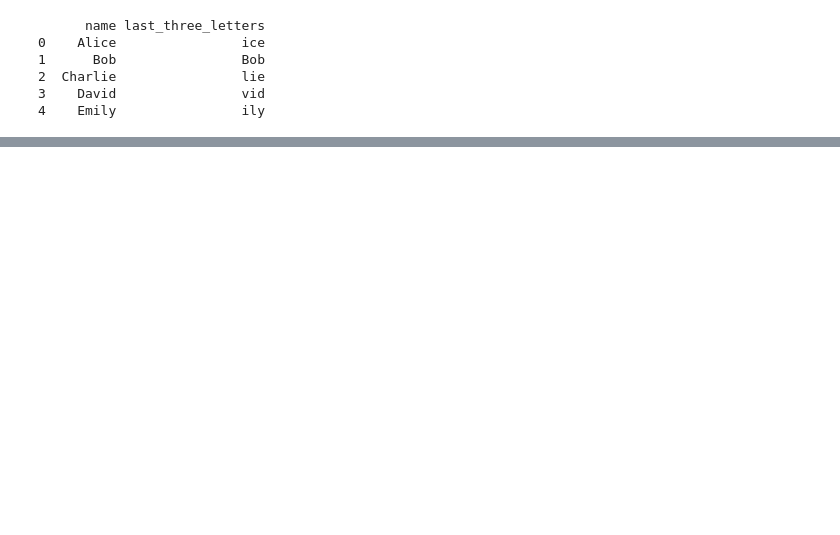
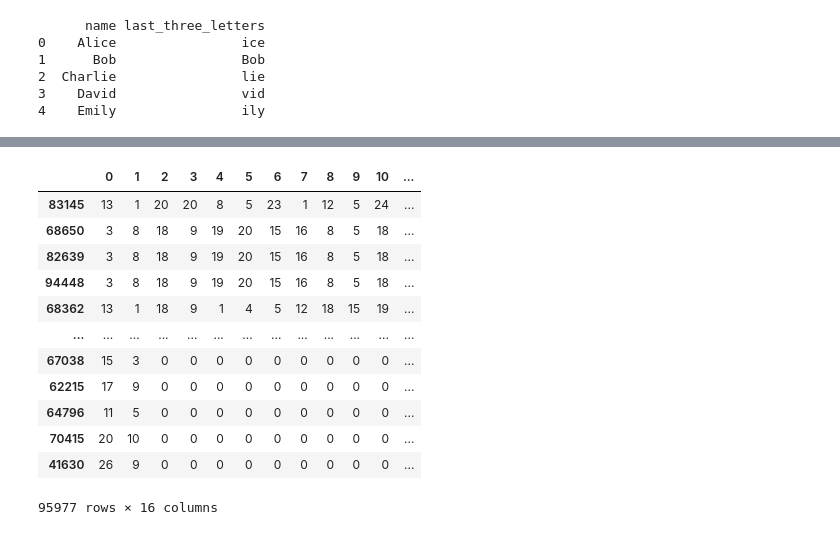
Before and after one commit to coldstrel/ML_project, a Jupyter notebook: ML_Project.ipynb, the cells around one changed output, grey strips where cells are left out. Cells and saved outputs as stored; diff of their text form; code cells hidden in the pictures; blank space fills up the shorter version.

Commit message:
data process

```diff
--- a/ML_Project.ipynb
+++ b/ML_Project.ipynb
@@ -203,0 +227,17 @@ df_names
+# %%
+# Function to convert string to ASCII values and pad with zeros if length is less than 5
+def string_to_ascii_padded(s):
+    ascii_values = [(ord(c)-64) for c in s]
+    while len(ascii_values) < 15:
+        ascii_values.append(0)
+    return ascii_values
+
+# Apply the function to the 'names' column
+df_names['encoded_names'] = df_names['Name'].apply(string_to_ascii_padded)
+## df_names = df_names.drop('names_ascii', axis=1)
+
+df_names['name_ascii'] = [','.join(map(str, l)) for l in df_names['encoded_names']]
+
+df_names = df_names.drop('encoded_names', axis=1)
+
+df_names.sort_index().head(20)
@@ -203,0 +280,28 @@ df_names
+# %%
+name_ascii_split = df_names['name_ascii'].str.split(',', expand=True)
+
+# Concatenate the new DataFrame with the 'Gender' column
+result_df= pd.concat([df_names['Gender'], name_ascii_split], axis=1)
+
+result_df = result_df.astype(int)
+# result_df = result_df[["Gender","0","1","2","3","4","5","6","7","8","9","10","11","12","13","14"]]
+
+cols = result_df.columns.tolist()
+cols.append(cols.pop(cols.index('Gender')))
+df_pro = result_df[cols]
+
+df_pro
+# %% [output]
+|  | 0 | 1 | 2 | 3 | 4 | 5 | 6 | 7 | 8 | 9 | 10 | ... |
+| 83145 | 13 | 1 | 20 | 20 | 8 | 5 | 23 | 1 | 12 | 5 | 24 | ... |
+| 68650 | 3 | 8 | 18 | 9 | 19 | 20 | 15 | 16 | 8 | 5 | 18 | ... |
+| 82639 | 3 | 8 | 18 | 9 | 19 | 20 | 15 | 16 | 8 | 5 | 18 | ... |
+| 94448 | 3 | 8 | 18 | 9 | 19 | 20 | 15 | 16 | 8 | 5 | 18 | ... |
+| 68362 | 13 | 1 | 18 | 9 | 1 | 4 | 5 | 12 | 18 | 15 | 19 | ... |
+| ... | ... | ... | ... | ... | ... | ... | ... | ... | ... | ... | ... | ... |
+| 67038 | 15 | 3 | 0 | 0 | 0 | 0 | 0 | 0 | 0 | 0 | 0 | ... |
+| 62215 | 17 | 9 | 0 | 0 | 0 | 0 | 0 | 0 | 0 | 0 | 0 | ... |
+| 64796 | 11 | 5 | 0 | 0 | 0 | 0 | 0 | 0 | 0 | 0 | 0 | ... |
+| 70415 | 20 | 10 | 0 | 0 | 0 | 0 | 0 | 0 | 0 | 0 | 0 | ... |
+| 41630 | 26 | 9 | 0 | 0 | 0 | 0 | 0 | 0 | 0 | 0 | 0 | ... |
+95977 rows × 16 columns
```
Also changed, not shown: parts of 22 cells of this notebook.
